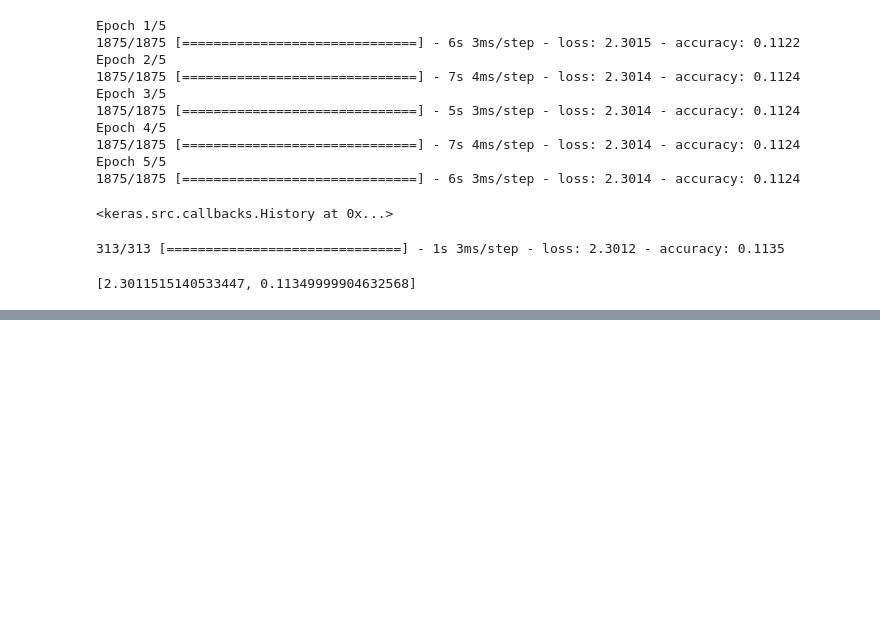
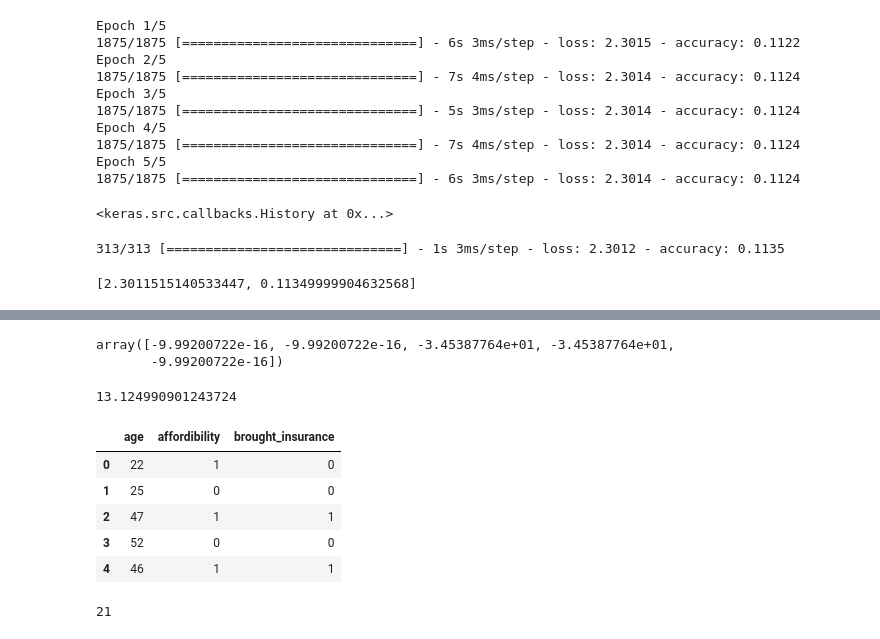
Before and after one commit to Surajpatra700/Deep-Learning_Project, a Jupyter notebook: Deep_Learning.ipynb, the cells around one changed output, grey strips where cells are left out. Drawn from its saved outputs; the diff is of its cells as text; code cells hidden in the pictures; blank space fills up the shorter version.

```diff
--- a/Deep_Learning.ipynb
+++ b/Deep_Learning.ipynb
@@ -154,0 +266,6 @@ model.evaluate(X_test_flattened, y_test)
+# %%
+y_predicted_new = np.array(y_predicted_neww)
+np.log(y_predicted_new)
+# %% [output]
+array([-9.99200722e-16, -9.99200722e-16, -3.45387764e+01, -3.45387764e+01,
+       -9.99200722e-16])
@@ -154,0 +274,4 @@ model.evaluate(X_test_flattened, y_test)
+# %%
+-np.mean(y_true*np.log(y_predicted_new) + (1-y_true)*np.log(1 - y_predicted_new))
+# %% [output]
+13.124990901243724
@@ -154,0 +287,16 @@ model.evaluate(X_test_flattened, y_test)
+# %%
+df = pd.read_csv("/content/drive/MyDrive/datasets/deep_learning1.csv")
+df.head()
+# %% [output]
+|  | age | affordibility | brought_insurance |
+| 0 | 22 | 1 | 0 |
+| 1 | 25 | 0 | 0 |
+| 2 | 47 | 1 | 1 |
+| 3 | 52 | 0 | 0 |
+| 4 | 46 | 1 | 1 |
+# %%
+from sklearn.model_selection import train_test_split
+X_train, X_test, y_train, y_test = train_test_split(df[["age","affordibility"]], df.brought_insurance,test_size=0.2, random_state=25)
+len(X_train)
+# %% [output]
+21
```
Also changed, not shown: parts of 50 cells of this notebook.
